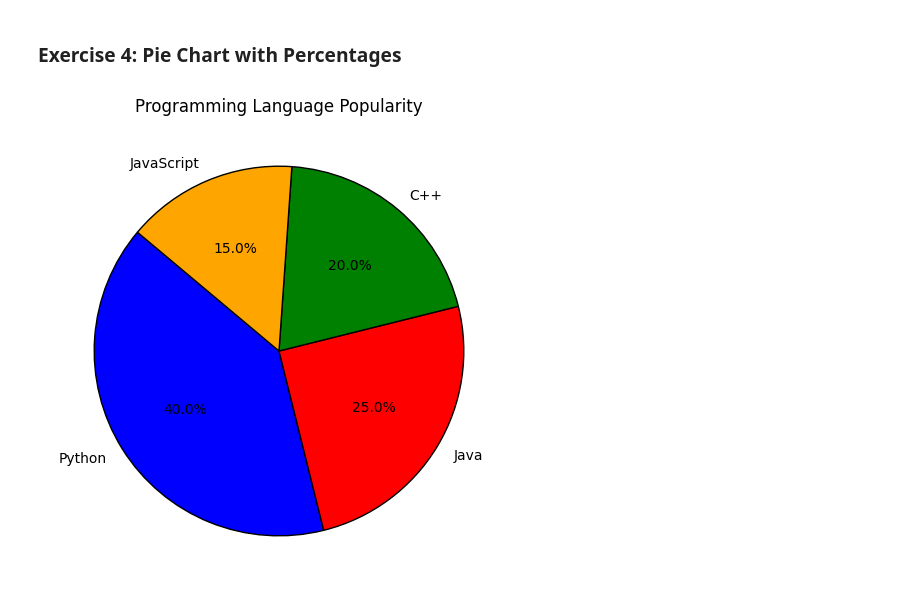
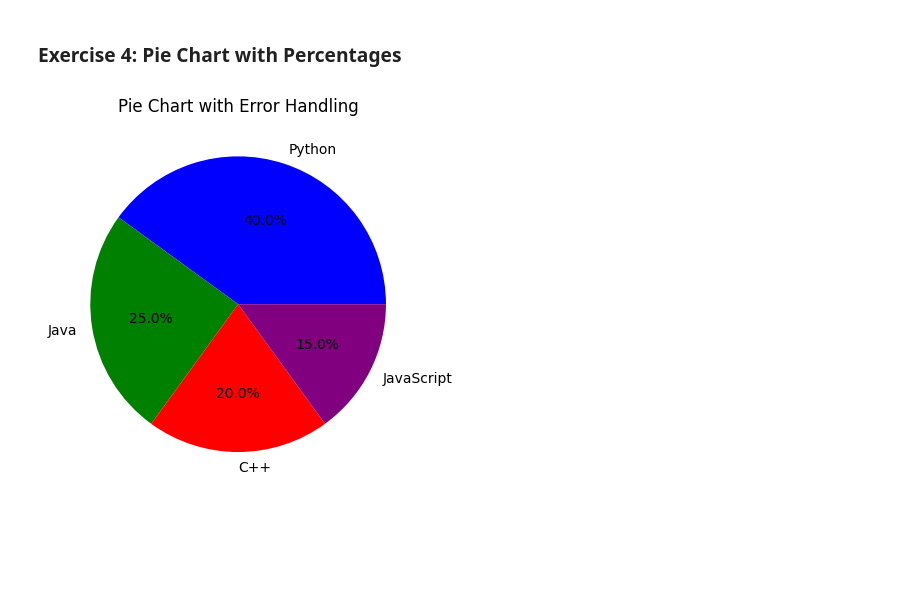
Before and after one commit to Zy-avik/python-jupyter-template, a Jupyter notebook: src/4-pie-chart.ipynb, the cells around one changed output. Drawn from its saved outputs; the diff is of its cells as text; code cells hidden in the pictures; blank space fills up the shorter version.

```diff
--- a/src/4-pie-chart.ipynb
+++ b/src/4-pie-chart.ipynb
@@ -1,23 +1,24 @@
 # %% [markdown]
 ### Exercise 4: Pie Chart with Percentages
-# %%
-# TASK: Create a pie chart with the following data: labels = ['Python', 'Java', 'C++', 'JavaScript'] and sizes = [40, 25, 20, 15].
-# Display the percentages on the chart using autopct.
-import matplotlib.pyplot as plt
-
-# Data
-labels = ['Python', 'Java', 'C++', 'JavaScript']
-sizes = [40, 25, 20, 15]
-colors = ['blue', 'red', 'green', 'orange']  # Assigning different colors
-
-# Create pie chart
-plt.figure(figsize=(6, 6))
-plt.pie(sizes, labels=labels, autopct='%1.1f%%', colors=colors, startangle=140, wedgeprops={'edgecolor': 'black'})
-
-# Customizing the plot
-plt.title("Programming Language Popularity")
-
-# Show the plot
-plt.show()
-# %% [output]
-[figure, removed]
+# %%
+import matplotlib.pyplot as plt
+
+labels = ['Python', 'Java', 'C++', 'JavaScript']
+sizes = [40, 25, 20, 15]
+
+# Error handling
+if len(labels) != len(sizes):
+    raise ValueError("Labels and sizes must have the same length.")
+if sum(sizes) != 100:
+    print("Warning: Sizes do not sum to 100. Adjusting values proportionally.")
+    sizes = [s/sum(sizes) * 100 for s in sizes]
+
+# Create pie chart
+plt.pie(sizes, labels=labels, autopct='%1.1f%%', colors=['blue', 'green', 'red', 'purple'])
+
+# Customizations
+plt.title("Pie Chart with Error Handling")
+
+plt.show()
+# %% [output]
+[figure, added]
```
Also changed, not shown: 5 other files.
